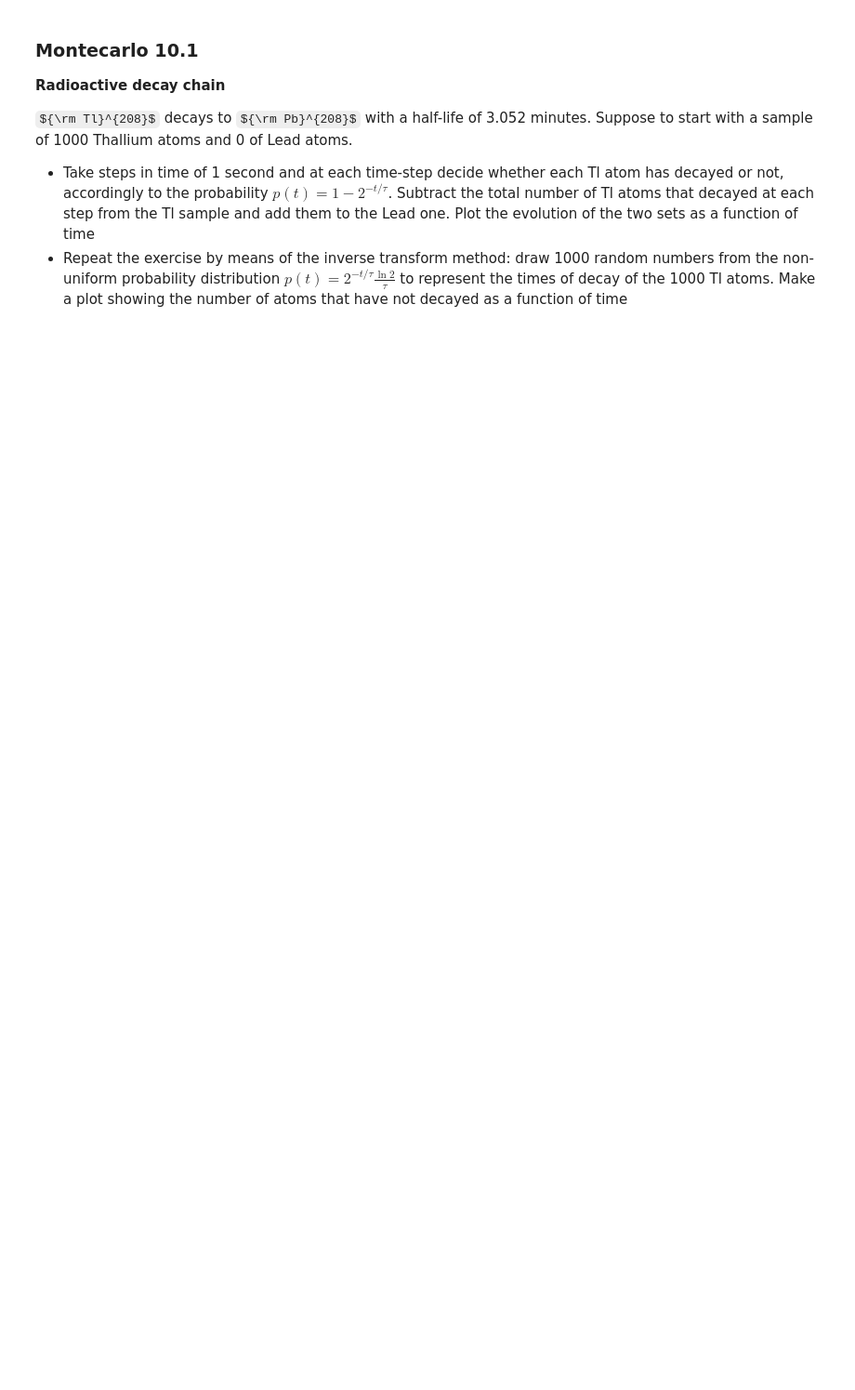
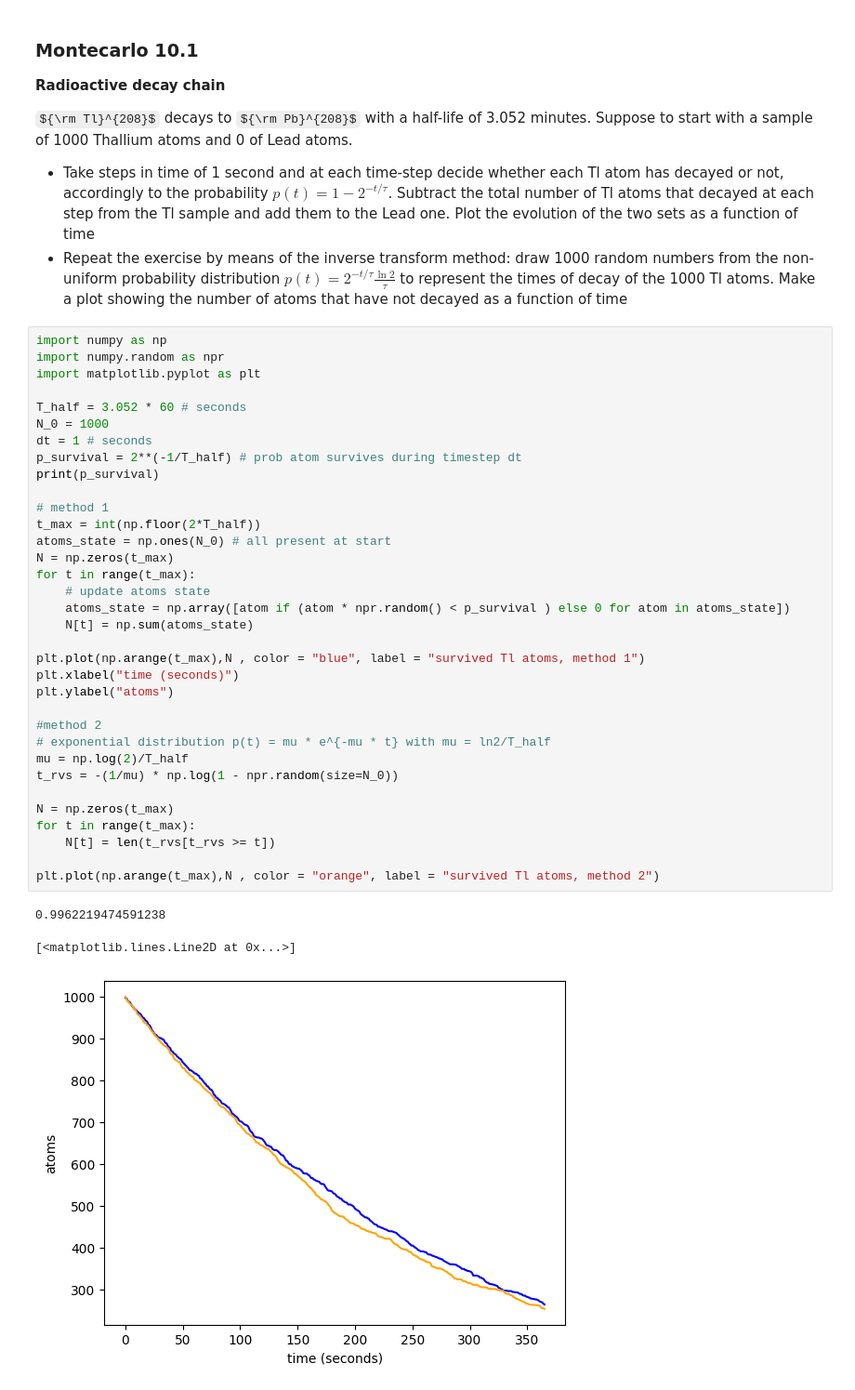
Before and after one commit to miriamzara/LaboratoryOfComputationalPhysics_Y7, a Jupyter notebook: exam_v1.ipynb, the cells around one changed output. Shown: that part at 93% size. Cells and saved outputs as stored; diff of their text form; some formulas as TeX source; blank space fills up the shorter version.

```diff
--- a/exam_v1.ipynb
+++ b/exam_v1.ipynb
@@ -226,3 +261,41 @@ ${\rm Tl}^{208}$ decays to ${\rm Pb}^{208}$ with a half-life of 3.052 minutes. S
 
 * Take steps in time of 1 second and at each time-step decide whether each Tl atom has decayed or not, accordingly to the probability $p(t)=1-2^{-t/\tau}$. Subtract the total number of Tl atoms that decayed at each step from the Tl sample and add them to the Lead one. Plot the evolution of the two sets as a function of time
 * Repeat the exercise by means of the inverse transform method: draw 1000 random numbers from the non-uniform probability distribution $p(t)=2^{-t/\tau}\frac{\ln 2}{\tau}$ to represent the times of decay of the 1000 Tl atoms. Make a plot showing the number of atoms that have not decayed as a function of time
+# %%
+import numpy as np
+import numpy.random as npr
+import matplotlib.pyplot as plt
+
+T_half = 3.052 * 60 # seconds
+N_0 = 1000
+dt = 1 # seconds
+p_survival = 2**(-1/T_half) # prob atom survives during timestep dt
+print(p_survival)
+
+# method 1
+t_max = int(np.floor(2*T_half))
+atoms_state = np.ones(N_0) # all present at start
+N = np.zeros(t_max)
+for t in range(t_max):
+    # update atoms state
+    atoms_state = np.array([atom if (atom * npr.random() < p_survival ) else 0 for atom in atoms_state])
+    N[t] = np.sum(atoms_state)
+
+plt.plot(np.arange(t_max),N , color = "blue", label = "survived Tl atoms, method 1")
+plt.xlabel("time (seconds)")
+plt.ylabel("atoms")
+
+#method 2
+# exponential distribution p(t) = mu * e^{-mu * t} with mu = ln2/T_half
+mu = np.log(2)/T_half
+t_rvs = -(1/mu) * np.log(1 - npr.random(size=N_0))
+
+N = np.zeros(t_max)
+for t in range(t_max):
+    N[t] = len(t_rvs[t_rvs >= t])
+
+plt.plot(np.arange(t_max),N , color = "orange", label = "survived Tl atoms, method 2")
+# %% [output]
+0.9962219474591238
+[<matplotlib.lines.Line2D at 0x...>]
+[figure, added]
```
Also changed, not shown: parts of 3 cells of this notebook, 4 other files.
